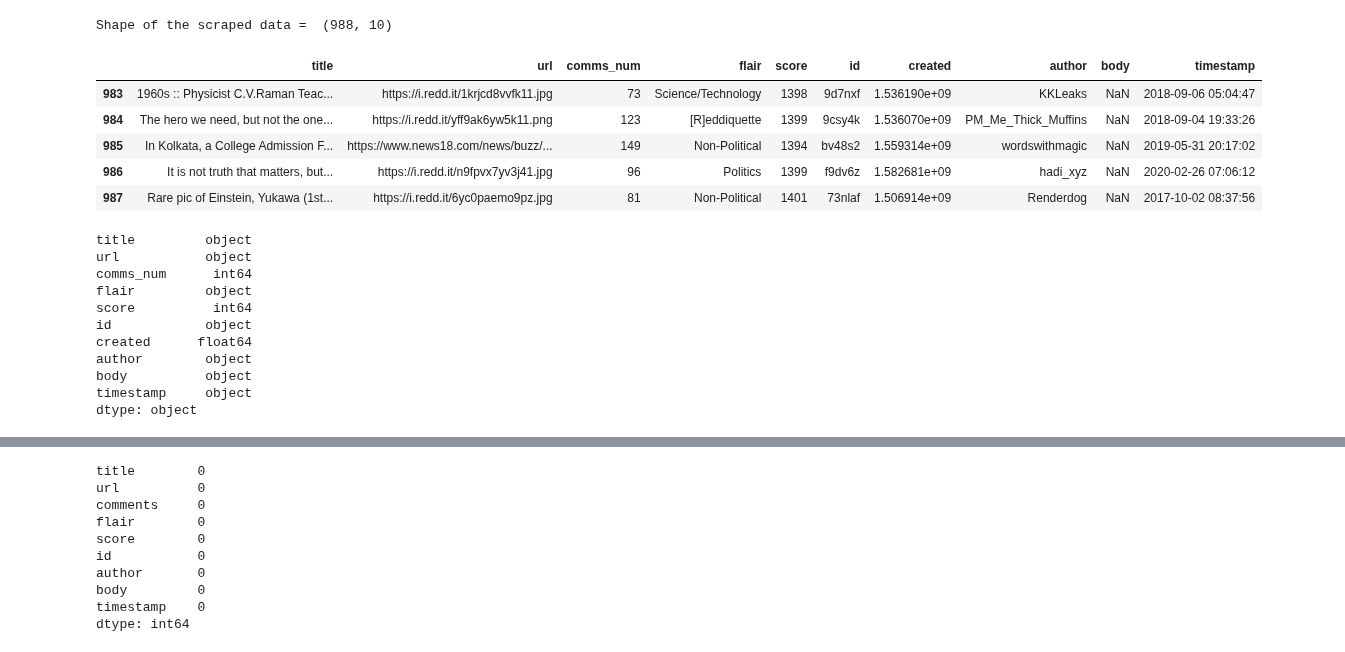
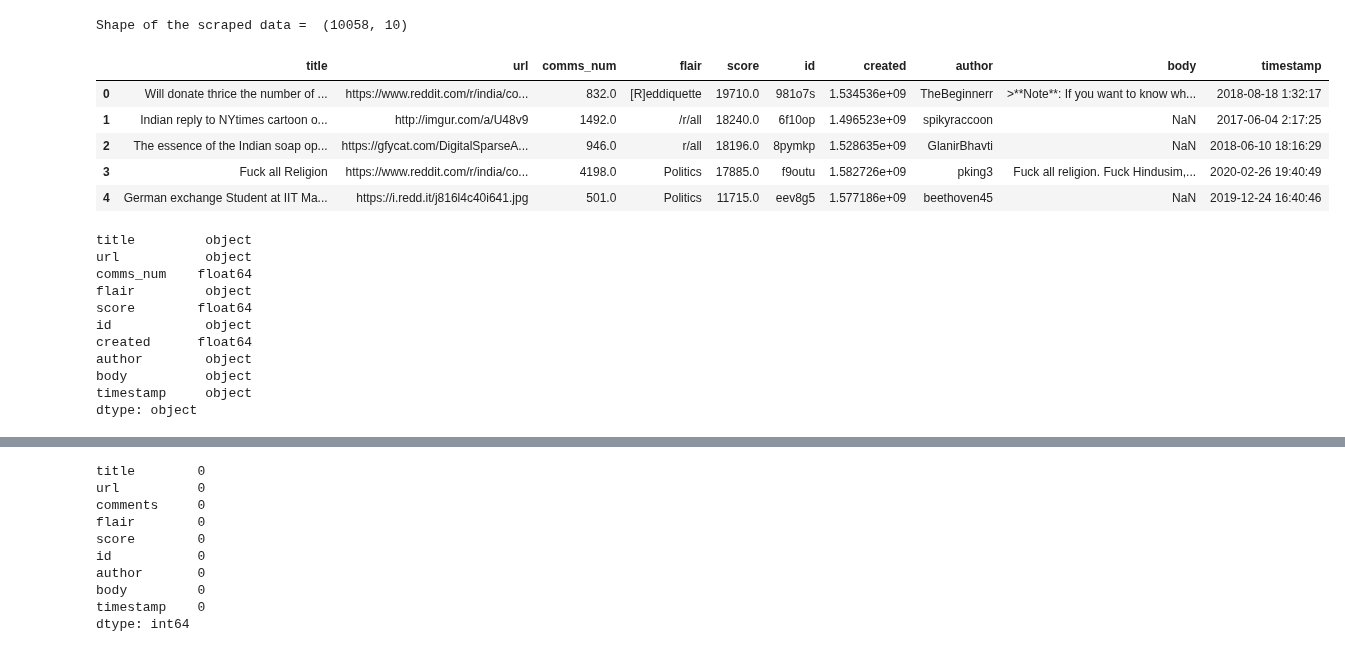
Before and after one commit to pranay-ar/Reddit-Flare-Detection, a Jupyter notebook: EDA.ipynb, the cells around one changed output, grey strips where cells are left out. Drawn from its saved outputs; the diff is of its cells as text; code cells hidden in the pictures.

Commit message:
All the data before deploying

```diff
--- a/EDA.ipynb
+++ b/EDA.ipynb
@@ -8,26 +9,26 @@ from sklearn.impute import SimpleImputer
 %matplotlib inline
 sb.set(color_codes= True)
 # %%
-rind= pd.read_csv('./rindia.csv')
+rind= pd.read_csv('./miljul.csv')
 # %%
 print ("Shape of the scraped data = ", rind.shape)
-rind.tail(5)
+rind.head()
 # %% [output]
-Shape of the scraped data =  (988, 10)
+Shape of the scraped data =  (10058, 10)
 |  | title | url | comms_num | flair | score | id | created | author | body | timestamp |
-| 983 | 1960s :: Physicist C.V.Raman Teac... | https://i.redd.it/1krjcd8vvfk11.jpg | 73 | Science/Technology | 1398 | 9d7nxf | 1.536190e+09 | KKLeaks | NaN | 2018-09-06 05:04:47 |
-| 984 | The hero we need, but not the one... | https://i.redd.it/yff9ak6yw5k11.png | 123 | [R]eddiquette | 1399 | 9csy4k | 1.536070e+09 | PM_Me_Thick_Muffins | NaN | 2018-09-04 19:33:26 |
-| 985 | In Kolkata, a College Admission F... | https://www.news18.com/news/buzz/... | 149 | Non-Political | 1394 | bv48s2 | 1.559314e+09 | wordswithmagic | NaN | 2019-05-31 20:17:02 |
-| 986 | It is not truth that matters, but... | https://i.redd.it/n9fpvx7yv3j41.jpg | 96 | Politics | 1399 | f9dv6z | 1.582681e+09 | hadi_xyz | NaN | 2020-02-26 07:06:12 |
-| 987 | Rare pic of Einstein, Yukawa (1st... | https://i.redd.it/6yc0paemo9pz.jpg | 81 | Non-Political | 1401 | 73nlaf | 1.506914e+09 | Renderdog | NaN | 2017-10-02 08:37:56 |
+| 0 | Will donate thrice the number of ... | https://www.reddit.com/r/india/co... | 832.0 | [R]eddiquette | 19710.0 | 981o7s | 1.534536e+09 | TheBeginnerr | >**Note**: If you want to know wh... | 2018-08-18 1:32:17 |
+| 1 | Indian reply to NYtimes cartoon o... | http://imgur.com/a/U48v9 | 1492.0 | /r/all | 18240.0 | 6f10op | 1.496523e+09 | spikyraccoon | NaN | 2017-06-04 2:17:25 |
+| 2 | The essence of the Indian soap op... | https://gfycat.com/DigitalSparseA... | 946.0 | r/all | 18196.0 | 8pymkp | 1.528635e+09 | GlanirBhavti | NaN | 2018-06-10 18:16:29 |
+| 3 | Fuck all Religion | https://www.reddit.com/r/india/co... | 4198.0 | Politics | 17885.0 | f9outu | 1.582726e+09 | pking3 | Fuck all religion. Fuck Hindusim,... | 2020-02-26 19:40:49 |
+| 4 | German exchange Student at IIT Ma... | https://i.redd.it/j816l4c40i641.jpg | 501.0 | Politics | 11715.0 | eev8g5 | 1.577186e+09 | beethoven45 | NaN | 2019-12-24 16:40:46 |
 # %%
 rind.dtypes
 # %% [output]
 title         object
 url           object
-comms_num      int64
+comms_num    float64
 flair         object
-score          int64
+score        float64
 id            object
 created      float64
 author        object
```
Also changed, not shown: parts of 13 cells of this notebook, 13 other files.
